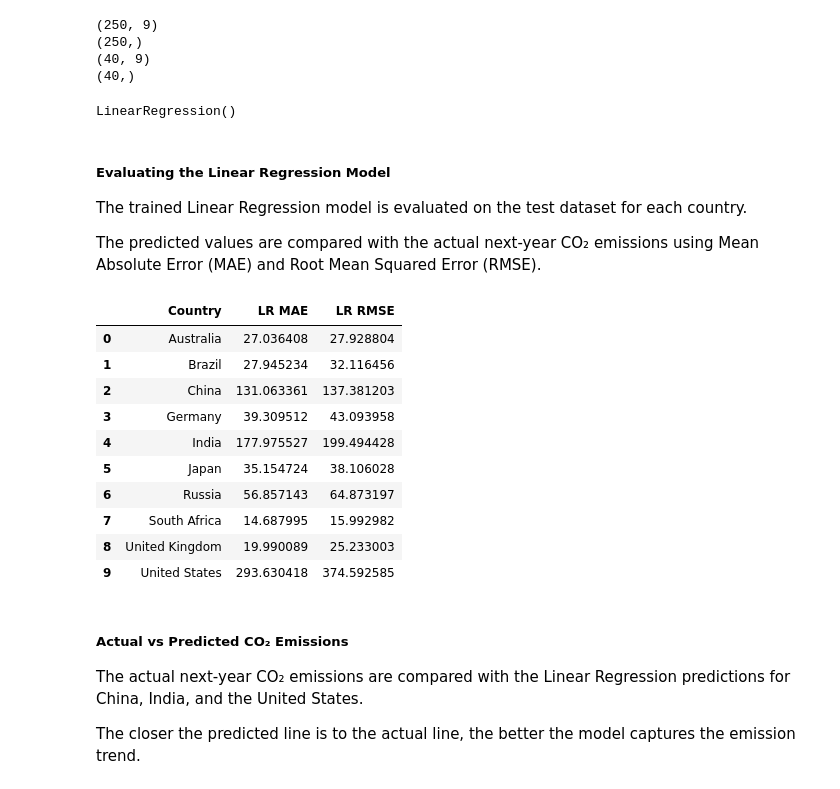
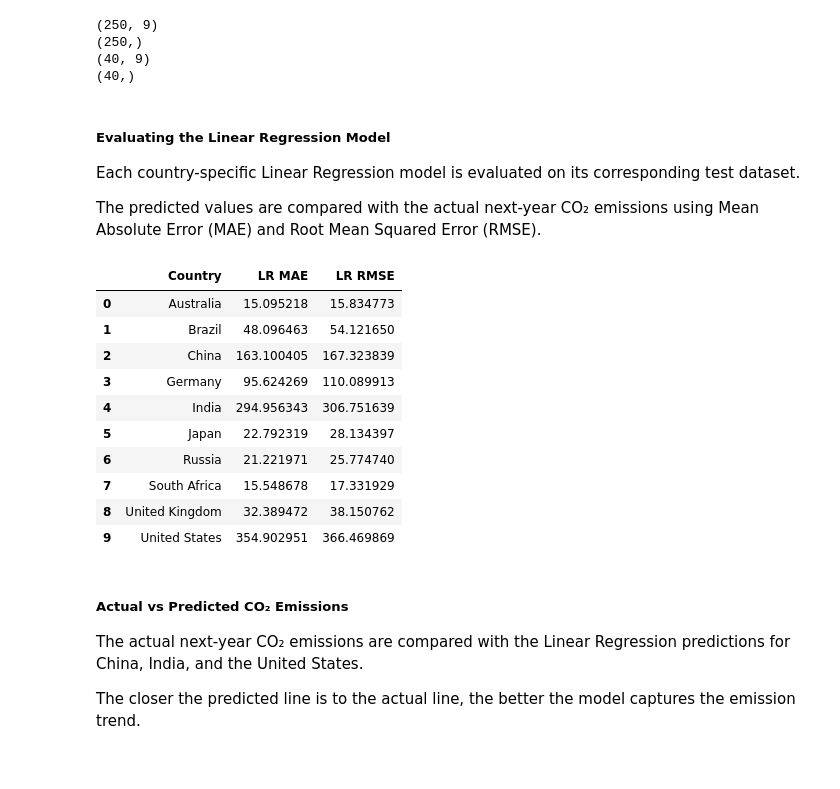
Before and after one commit to neeladrish/GHG-emission-analysis, a Jupyter notebook: WEEK_3_Baseline_ML_Model_Regression.ipynb, the cells around one changed output. Cells and saved outputs as stored; diff of their text form; code cells hidden in the pictures.

```diff
--- a/WEEK_3_Baseline_ML_Model_Regression.ipynb
+++ b/WEEK_3_Baseline_ML_Model_Regression.ipynb
@@ -371,7 +368,0 @@ lr_model = LinearRegression()
-# %%
-lr_model.fit(
-    X_train,
-    y_train
-)
-# %% [output]
-LinearRegression()
@@ -382,56 +369,81 @@ lr_predictions = lr_model.predict(
 # %% [markdown]
 ##### Evaluating the Linear Regression Model
 
-The trained Linear Regression model is evaluated on the test dataset for each country.
+Each country-specific Linear Regression model is evaluated on its corresponding test dataset.
 
 The predicted values are compared with the actual next-year CO₂ emissions using Mean Absolute Error (MAE) and Root Mean Squared Error (RMSE).
 # %%
+lr_results = []
+lr_models = {}
 
-lr_results = []
+for country in model_data["country"].unique():
 
-for country in test_data["country"].unique():
+    # Country-specific train/test split
+    country_train = train_data[
+        train_data["country"] == country
+    ]
 
-    country_data = test_data[
+    country_test = test_data[
         test_data["country"] == country
     ]
 
-    X_country = country_data[features]
+    X_train_country = country_train[features]
+    y_train_country = country_train["target_co2"]
 
-    y_actual = country_data["target_co2"]
+    X_test_country = country_test[features]
+    y_test_country = country_test["target_co2"]
 
-    y_pred = lr_model.predict(X_country)
+    # Train separate model
+    lr_model = LinearRegression()
+
+    lr_model.fit(
+        X_train_country,
+        y_train_country
+    )
+
+    # Save model for plotting later
+    lr_models[country] = lr_model
+
+    # Predict
+    y_pred = lr_model.predict(
+        X_test_country
+    )
 
     mae = mean_absolute_error(
-        y_actual,
+        y_test_country,
         y_pred
     )
 
     rmse = root_mean_squared_error(
-        y_actual,
+        y_test_country,
         y_pred
     )
 
     lr_results.append({
+
         "Country": country,
+
         "LR MAE": mae,
+
         "LR RMSE": rmse
+
     })
 
 lr_results = pd.DataFrame(lr_results)
 
 lr_results
 # %% [output]
 |  | Country | LR MAE | LR RMSE |
-| 0 | Australia | 27.036408 | 27.928804 |
-| 1 | Brazil | 27.945234 | 32.116456 |
-| 2 | China | 131.063361 | 137.381203 |
-| 3 | Germany | 39.309512 | 43.093958 |
-| 4 | India | 177.975527 | 199.494428 |
-| 5 | Japan | 35.154724 | 38.106028 |
-| 6 | Russia | 56.857143 | 64.873197 |
-| 7 | South Africa | 14.687995 | 15.992982 |
-| 8 | United Kingdom | 19.990089 | 25.233003 |
-| 9 | United States | 293.630418 | 374.592585 |
+| 0 | Australia | 15.095218 | 15.834773 |
+| 1 | Brazil | 48.096463 | 54.121650 |
+| 2 | China | 163.100405 | 167.323839 |
+| 3 | Germany | 95.624269 | 110.089913 |
+| 4 | India | 294.956343 | 306.751639 |
+| 5 | Japan | 22.792319 | 28.134397 |
+| 6 | Russia | 21.221971 | 25.774740 |
+| 7 | South Africa | 15.548678 | 17.331929 |
+| 8 | United Kingdom | 32.389472 | 38.150762 |
+| 9 | United States | 354.902951 | 366.469869 |
 # %% [markdown]
 ##### Actual vs Predicted CO₂ Emissions
 
```
Also changed, not shown: parts of 10 cells of this notebook, 8 other files.
